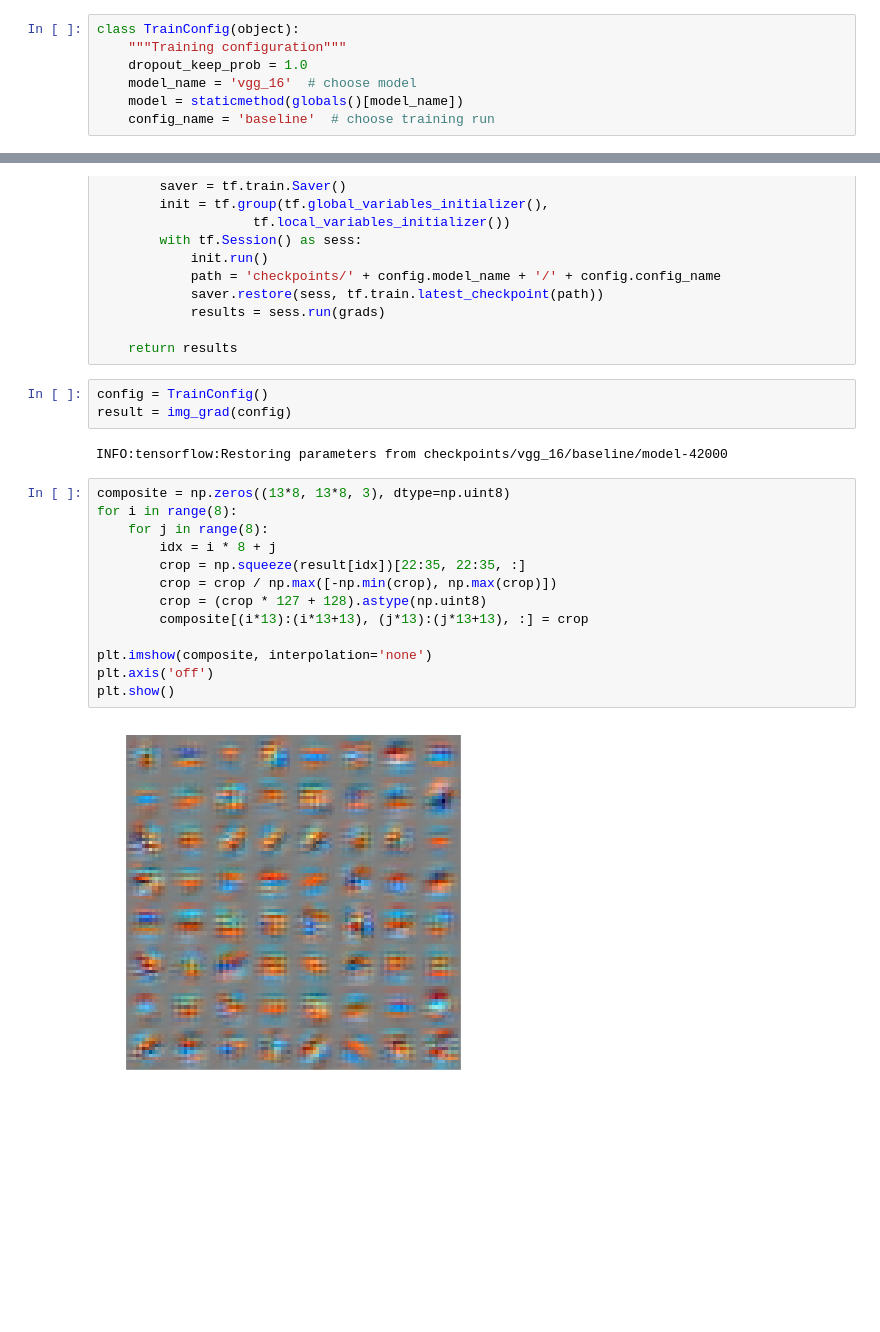
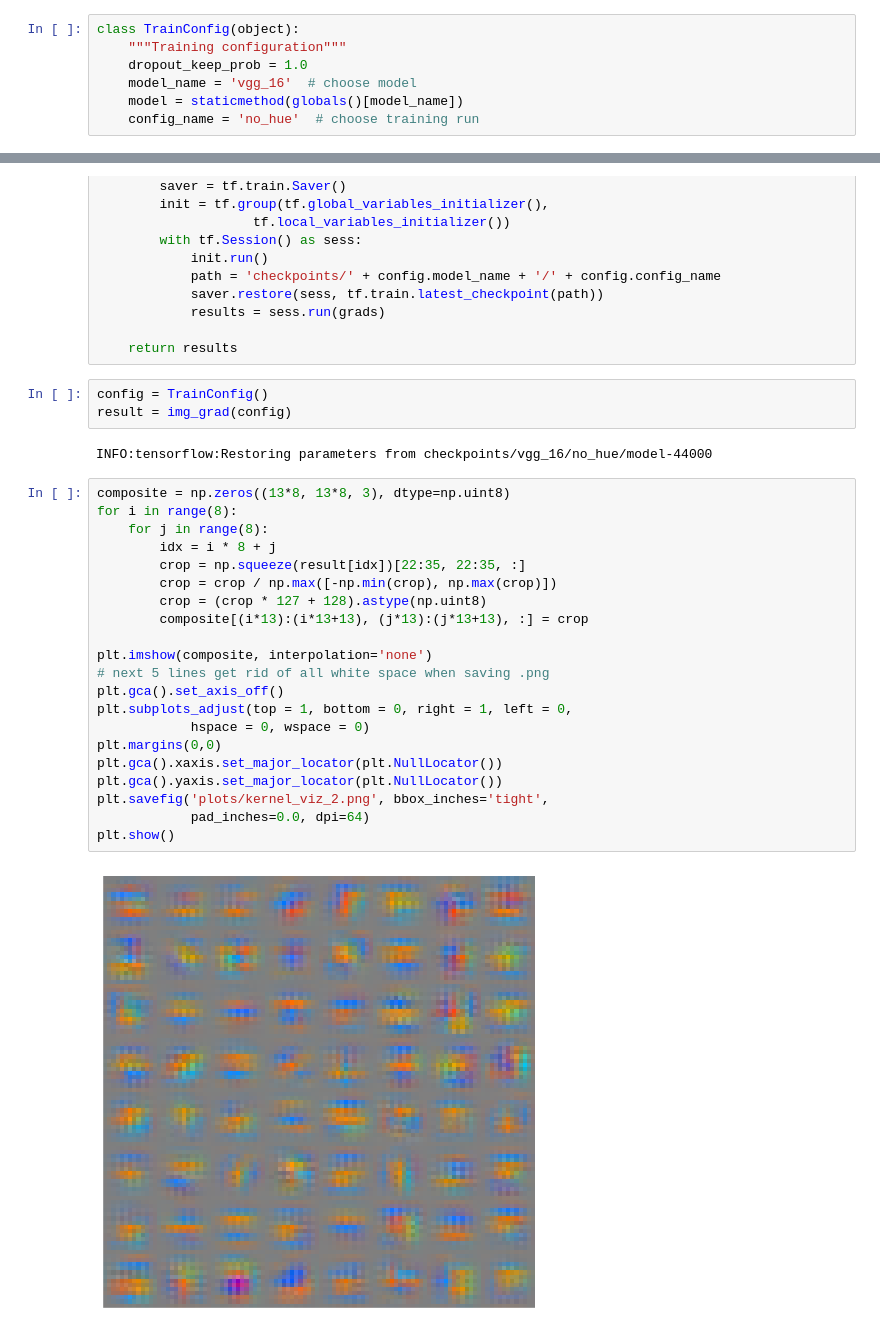
Before and after one commit to pat-coady/tiny_imagenet, a Jupyter notebook: src/kernel_viz_conv4.ipynb, the cells around one changed output, grey strips where cells are left out. Saved outputs shown, nothing was run; the diff lists cells and outputs as text; blank space fills up the shorter version.

```diff
--- a/src/kernel_viz_conv4.ipynb
+++ b/src/kernel_viz_conv4.ipynb
@@ -20,7 +20,7 @@ class TrainConfig(object):
     dropout_keep_prob = 1.0
     model_name = 'vgg_16'  # choose model
     model = staticmethod(globals()[model_name])
-    config_name = 'baseline'  # choose training run
+    config_name = 'no_hue'  # choose training run
 # %%
 def img_grad(config):
     """find gradient from pixel to img"""
@@ -50,19 +50,27 @@ def img_grad(config):
 config = TrainConfig()
 result = img_grad(config)
 # %% [output]
-INFO:tensorflow:Restoring parameters from checkpoints/vgg_16/baseline/model-42000
+INFO:tensorflow:Restoring parameters from checkpoints/vgg_16/no_hue/model-44000
 # %%
 composite = np.zeros((13*8, 13*8, 3), dtype=np.uint8)
 for i in range(8):
     for j in range(8):
         idx = i * 8 + j
         crop = np.squeeze(result[idx])[22:35, 22:35, :]
         crop = crop / np.max([-np.min(crop), np.max(crop)])
         crop = (crop * 127 + 128).astype(np.uint8)
         composite[(i*13):(i*13+13), (j*13):(j*13+13), :] = crop
 
 plt.imshow(composite, interpolation='none')
-plt.axis('off')
+# next 5 lines get rid of all white space when saving .png
+plt.gca().set_axis_off()
+plt.subplots_adjust(top = 1, bottom = 0, right = 1, left = 0,
+            hspace = 0, wspace = 0)
+plt.margins(0,0)
+plt.gca().xaxis.set_major_locator(plt.NullLocator())
+plt.gca().yaxis.set_major_locator(plt.NullLocator())
+plt.savefig('plots/kernel_viz_2.png', bbox_inches='tight',
+            pad_inches=0.0, dpi=64)
 plt.show()
 # %% [output]
-[figure, old version]
+[figure, new version]
```
Also changed, not shown: 4 other files.
